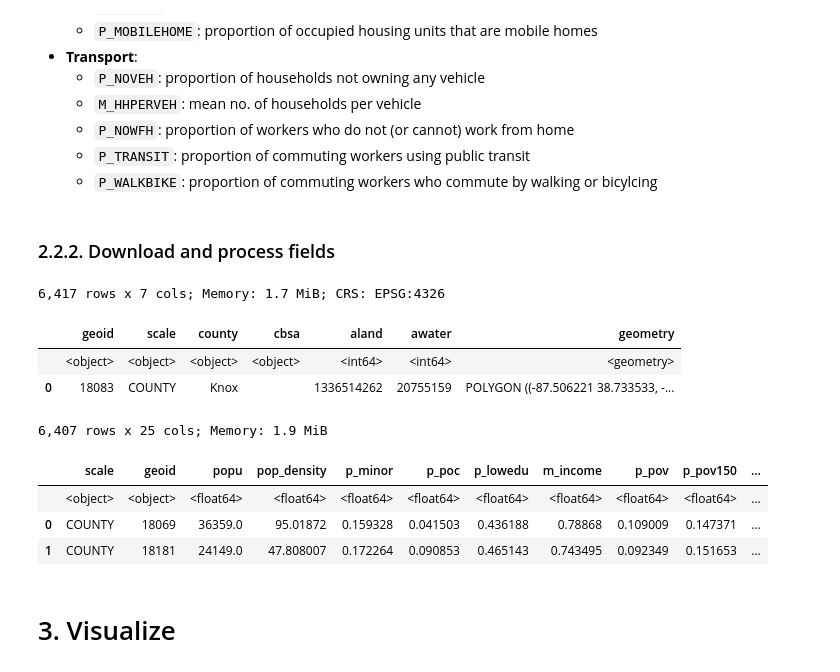
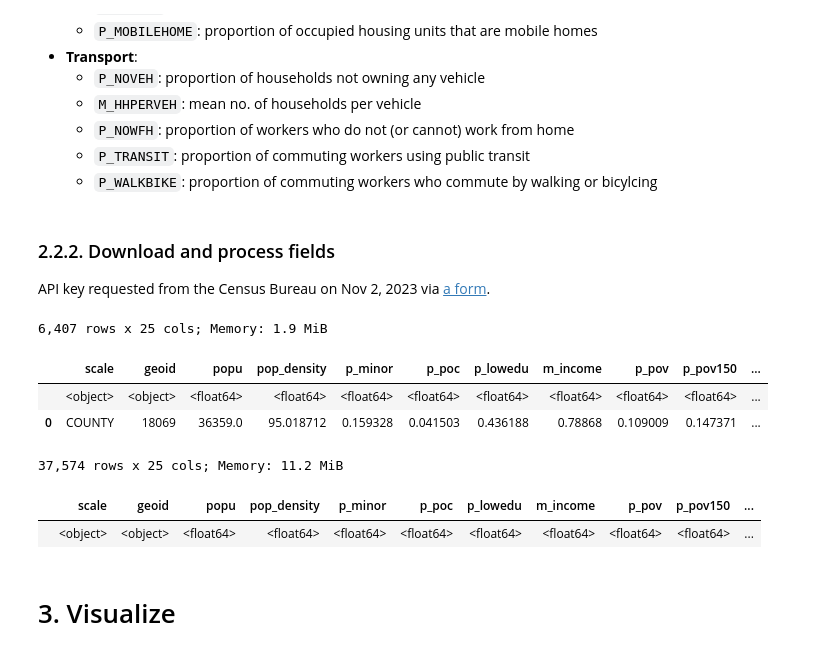
Before and after one commit to rvanxer/spr_4711, a Jupyter notebook: code/ses.ipynb, the cells around one changed output. Drawn from its saved outputs; the diff is of its cells as text; code cells hidden in the pictures.

```diff
--- a/code/ses.ipynb
+++ b/code/ses.ipynb
@@ -236,7 +196,7 @@ get_acs_ses = lambda x: dict(
     ## Income & poverty
     # per capita income in the last year, measured as the complement
     # of the normalized log of the inflation-adjusted value in USD
-    m_income = 1 - U.normalize(np.log10(x.B19301_001E)),
+    m_income = 1 - U.normalize(np.log10(1 + x.B19301_001E)),
     # proportion of eligible population below poverty level
     p_pov = x.B17021_002E / x.B17021_001E,
     # proportion of families with income less than 1.5 times poverty level
@@ -280,56 +240,57 @@ get_acs_ses = lambda x: dict(
     # proportion of commuting workers who commute by walking or bicylcing
     p_walkbike = (x.B08301_018E + x.B08301_019E) / (x.B08301_001E - x.B08301_021E),
 )
-# %% [markdown]
-### 2.2.2. Download and process fields
-# %%
-zones = gpd.read_parquet('../data/zones/zones2010.parquet').set_crs(CRS_DEG).disp()
-# %% [output]
-6,417 rows x 7 cols; Memory: 1.7 MiB; CRS: EPSG:4326
-|  | geoid | scale | county | cbsa | aland | awater | geometry |
-|  | <object> | <object> | <object> | <object> | <int64> | <int64> | <geometry> |
-| 0 | 18083 | COUNTY | Knox |  | 1336514262 | 20755159 | POLYGON ((-87.506221 38.733533, -... |
+# %% [markdown]
+### 2.2.2. Download and process fields
+API key requested from the Census Bureau on Nov 2, 2023 via [a form](https://api.census.gov/data/key_signup.html).
+# %%
+api_key = '6bc2ce9d18094b273fb5f774799dfa9fdf6d366e'
 # %%
-def download_acs(scales, zones, year=2019, state='18',
-                 fields=acs_cols, outpath='../data/acs/acs{}.csv',
-                 save=True, overwrite=False):
-    outpath = Path(outpath.format(year))
+def get_acs(rgn, year=2019, fields=acs_cols,
+            api_key=api_key, overwrite=False):
+    outpath = Path(f'../data/ses/acs_{rgn.lower()}_{year}.parquet')
     if outpath.exists() and not overwrite:
-        return pd.read_csv(outpath)
+        return pd.read_parquet(outpath)
     if isinstance(fields, str): fields = [fields]
+    rgn, zone_year = rgn.lower(), (year // 10) * 10
+    zones = gpd.read_parquet(f'../data/zones/{rgn}_{zone_year}.parquet')
+    df = zones.query('scale == "COUNTY"')[['geoid']]
+    df = df.assign(state=df.geoid.str[:2], county=df.geoid.str[2:5])
+    df = df.groupby('state')['county'].agg(','.join)
+    geos = {'COUNTY': [[('state', s), ('county', c)] for s, c in df.items()]}
+    geos['TRACT'] = [x + [('tract', '*')] for x in geos['COUNTY']]
+    geos['BG'] = [x + [('block group', '*')] for x in geos['TRACT']]
+    geos = {k: v for k, v in geos.items() if k in zones['scale'].unique()}
     res = []
-    for scale in scales:
-        geos = [('state', f'{state:02}')] + D(
-            COUNTY=[('county', '*')],
-            TRACT=[('county', '*'), ('tract', '*')],
-            BG=[('county', '*'), ('tract', '*'), ('block group', '*')]
-        )[scale.upper()]
-        df = mk.acs.download(geos, fields, year=year)
-        # return df
-        df = df.reorder_levels([x[0] for x in geos])
-        df = Pdf(get_acs_ses(df))
-        df.insert(0, 'geoid', df.index.map(''.join))
-        df.insert(0, 'scale', scale)
-        if 'popu' in df:
-            df = df[df['popu'] > 0]
-        res.append(df)
+    for scale, geo_list in tqdm(geos.items()):
+        for geos in geo_list:
+            df = mk.acs.download(geos, fields, year=year, key=api_key)
+            df = df.reorder_levels([x[0] for x in geos])
+            df = Pdf(get_acs_ses(df))
+            df.insert(0, 'geoid', df.index.map(''.join))
+            df.insert(0, 'scale', scale)
+            if 'popu' in df:
+                df = df[df['popu'] > 0]
+            res.append(df)
     df = pd.concat(res).reset_index(drop=1)
     df = df.merge(zones[['geoid', 'aland']], on='geoid')
     df.insert(3, 'pop_density', df.popu / (df.pop('aland') * U.SQM2SQMI))
-    if save:
-        df.to_csv(U.mkfile(outpath), index=False)
+    df.to_parquet(U.mkfile(outpath))
     return df
 
-# cols = [f'{x}_001E' for x in cols19[cols19.fname.str.contains('occupants per room')].tid.unique()]
-# cols = [f'B25014_{i:03}E' for i in range(3, 8)]
-# x = download_acs(('BG',), zones, fields=cols, overwrite=1); x # t=0:15
-acs = download_acs(SCALES, zones, overwrite=1).disp(2) # t=0:15
+# x = get_acs('IN', 2019, overwrite=1); x
+acsIN19 = get_acs('IN', 2019, overwrite=0).disp() # t=0:12
+# acsIN21 = get_acs('IN', 2021, overwrite=0).disp(0) # t=0:13
+acsMSA19 = get_acs('MSA', 2019, overwrite=0).disp(0) # t=3:10
+# acsMSA21 = get_acs('MSA', 2021, overwrite=0).disp(0) # t=3:20
 # %% [output]
 6,407 rows x 25 cols; Memory: 1.9 MiB
 |  | scale | geoid | popu | pop_density | p_minor | p_poc | p_lowedu | m_income | p_pov | p_pov150 | ... |
 |  | <object> | <object> | <float64> | <float64> | <float64> | <float64> | <float64> | <float64> | <float64> | <float64> | ... |
-| 0 | COUNTY | 18069 | 36359.0 | 95.01872 | 0.159328 | 0.041503 | 0.436188 | 0.78868 | 0.109009 | 0.147371 | ... |
-| 1 | COUNTY | 18181 | 24149.0 | 47.808007 | 0.172264 | 0.090853 | 0.465143 | 0.743495 | 0.092349 | 0.151653 | ... |
+| 0 | COUNTY | 18069 | 36359.0 | 95.018712 | 0.159328 | 0.041503 | 0.436188 | 0.78868 | 0.109009 | 0.147371 | ... |
+37,574 rows x 25 cols; Memory: 11.2 MiB
+|  | scale | geoid | popu | pop_density | p_minor | p_poc | p_lowedu | m_income | p_pov | p_pov150 | ... |
+|  | <object> | <object> | <float64> | <float64> | <float64> | <float64> | <float64> | <float64> | <float64> | <float64> | ... |
 # %% [markdown]
 # 3. Visualize
 # %% [markdown]
```
Also changed, not shown: parts of 15 cells of this notebook, 18 other files.
